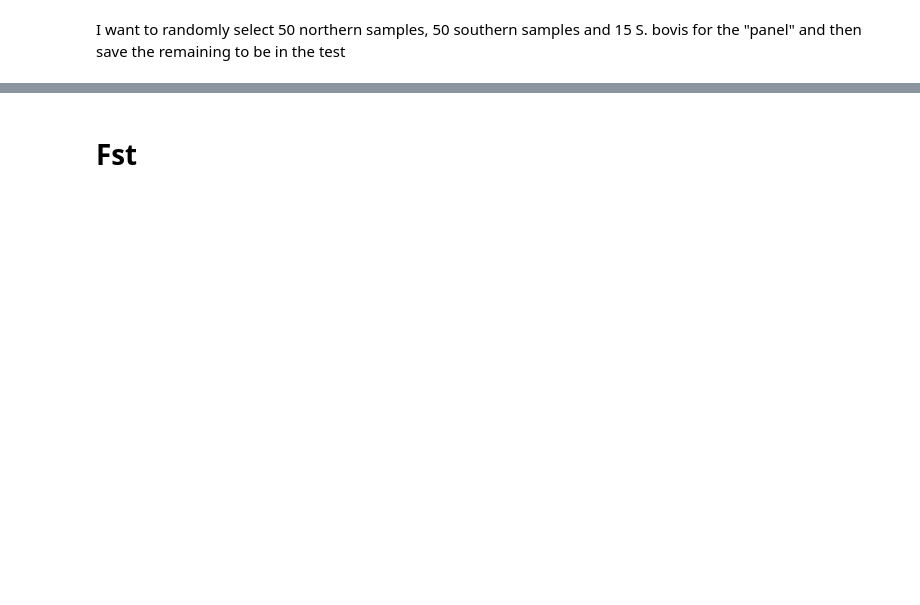
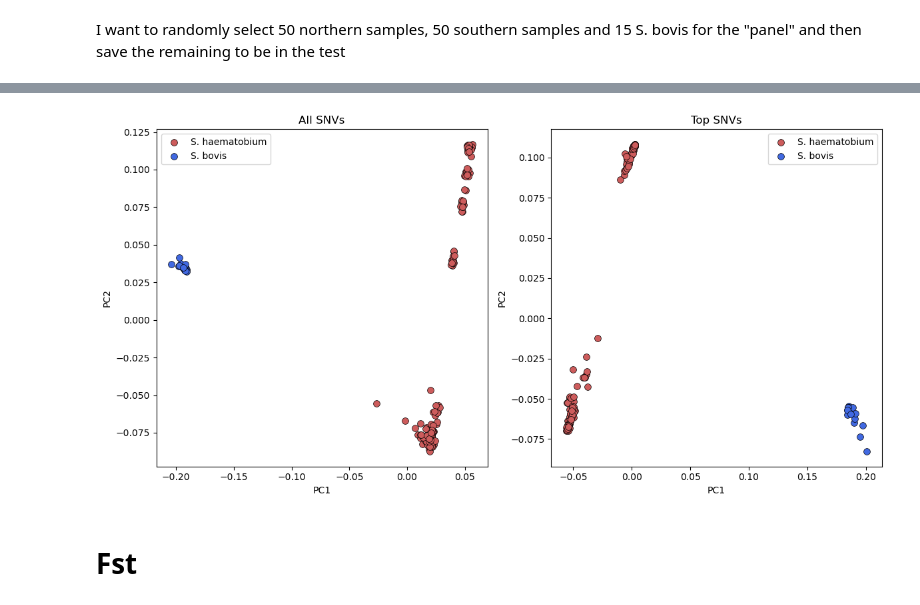
Before and after one commit to nealplatt/schisto_aim_panel, a Jupyter notebook: code/aim_panel_development.ipynb, the cells around one changed output, grey strips where cells are left out. Cells and saved outputs as stored; diff of their text form; code cells hidden in the pictures; blank space fills up the shorter version.

Commit message:
testing info

```diff
--- a/code/aim_panel_development.ipynb
+++ b/code/aim_panel_development.ipynb
@@ -107,3 +354,73 @@ conda run -n popgen --live-stream vcftools --vcf scan_snvs.ld.vcf --not-chr NC_0
+# %%
+import matplotlib.pyplot as plt
+import yaml
+import pandas as pd
+
+# Define directories
+proj_dir = "/master/nplatt/schisto_aim_panel"
+results_dir = f"{proj_dir}/results"
+
+# Load data
+info_df = pd.read_csv(f"{proj_dir}/data/platt_et_al_2025_stable1.csv", sep=",")
+all_snvs_df = pd.read_csv(f"{results_dir}/pca/pca_df.csv", sep=",")
+top_snvs_df = pd.read_csv(f"{results_dir}/pca/pca.top_variants_pc1-{max_pcs}_n{n_snvs_per_pc}.df.csv", sep=",")
+
+# Filter for specific species
+all_snvs_df = all_snvs_df[all_snvs_df["Predicted Species"].isin(["S. haematobium", "S. bovis"])]
+top_snvs_df = top_snvs_df[top_snvs_df["Predicted Species"].isin(["S. haematobium", "S. bovis"])]
+
+# Load YAML config
+with open(f"{proj_dir}/code/plotting_config.yaml", "r") as config_file:
+    config = yaml.safe_load(config_file)
+
+# Create figure with two subplots
+fig, axes = plt.subplots(nrows=1, ncols=2, figsize=(12, 6))
+
+# Subplot 1: All SNVs
+for species in ["S. haematobium", "S. bovis"]:
+    all_snv_data = all_snvs_df[all_snvs_df["Predicted Species"] == species]
+    axes[0].scatter(
+        all_snv_data["PC1"],
+        all_snv_data["PC2"],
+        color=config["species"][species]["color"],
+        edgecolor="black",
+        s=50,
+        linewidths=0.5,
+        label=species
+    )
+axes[0].set_xlabel("PC1")
+axes[0].set_ylabel("PC2")
+axes[0].set_title("All SNVs")
+axes[0].legend()
+
+# Subplot 2: Top SNVs
+for species in ["S. haematobium", "S. bovis"]:
+    top_snv_data = top_snvs_df[top_snvs_df["Predicted Species"] == species]
+    axes[1].scatter(
+        top_snv_data["PC1"],
+        top_snv_data["PC2"],
+        color=config["species"][species]["color"],
+        edgecolor="black",
+        s=50,
+        linewidths=0.5,
+        label=species
+    )
+axes[1].set_xlabel("PC1")
+axes[1].set_ylabel("PC2")
+axes[1].set_title("Top SNVs")
+axes[1].legend()
+
+# Adjust layout
+plt.tight_layout()
+
+# Save the figure
+plt.savefig(f"pca_comparison_pc1-{max_pcs}_n{n_snvs_per_pc}.png", facecolor="white", dpi=600, bbox_inches="tight")
+plt.savefig(f"pca_comparison_pc1-{max_pcs}_n{n_snvs_per_pc}.svg")
+
+# Show plot
+plt.show()
+# %% [output]
+[figure, added]
 # %% [markdown]
 # Fst
 # %%
```
Also changed, not shown: parts of 58 cells of this notebook, 2 other files.
